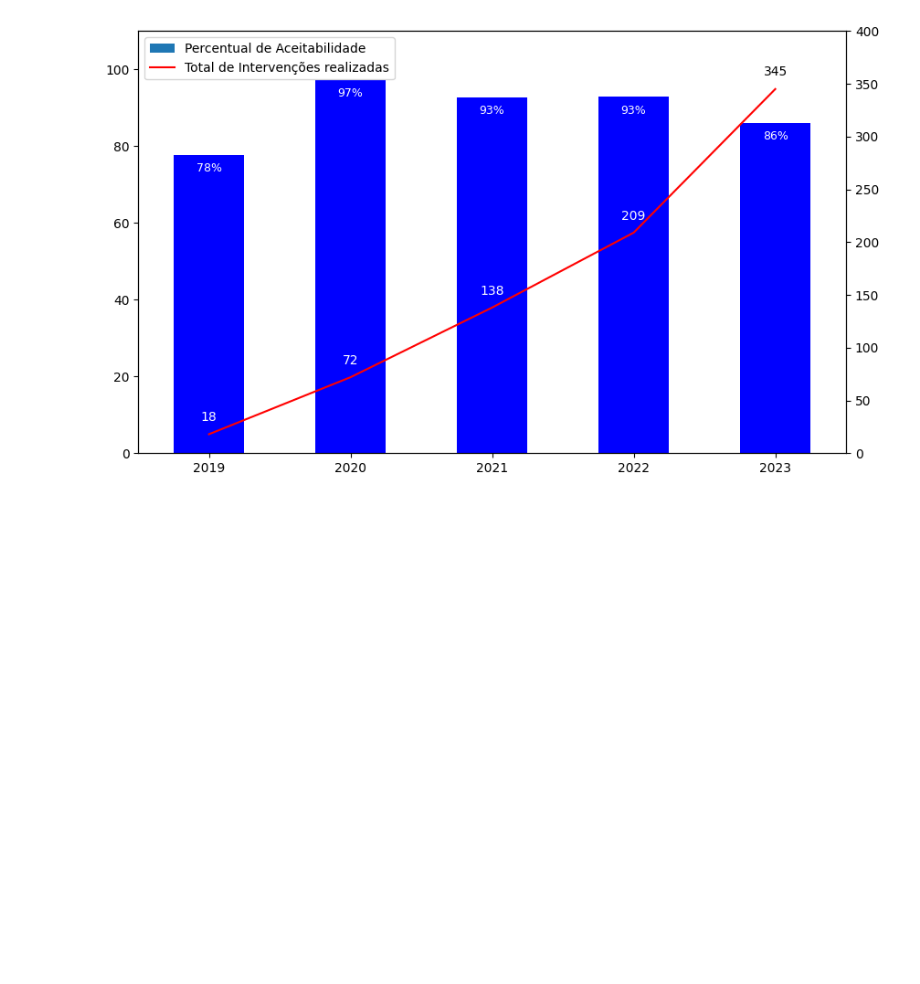
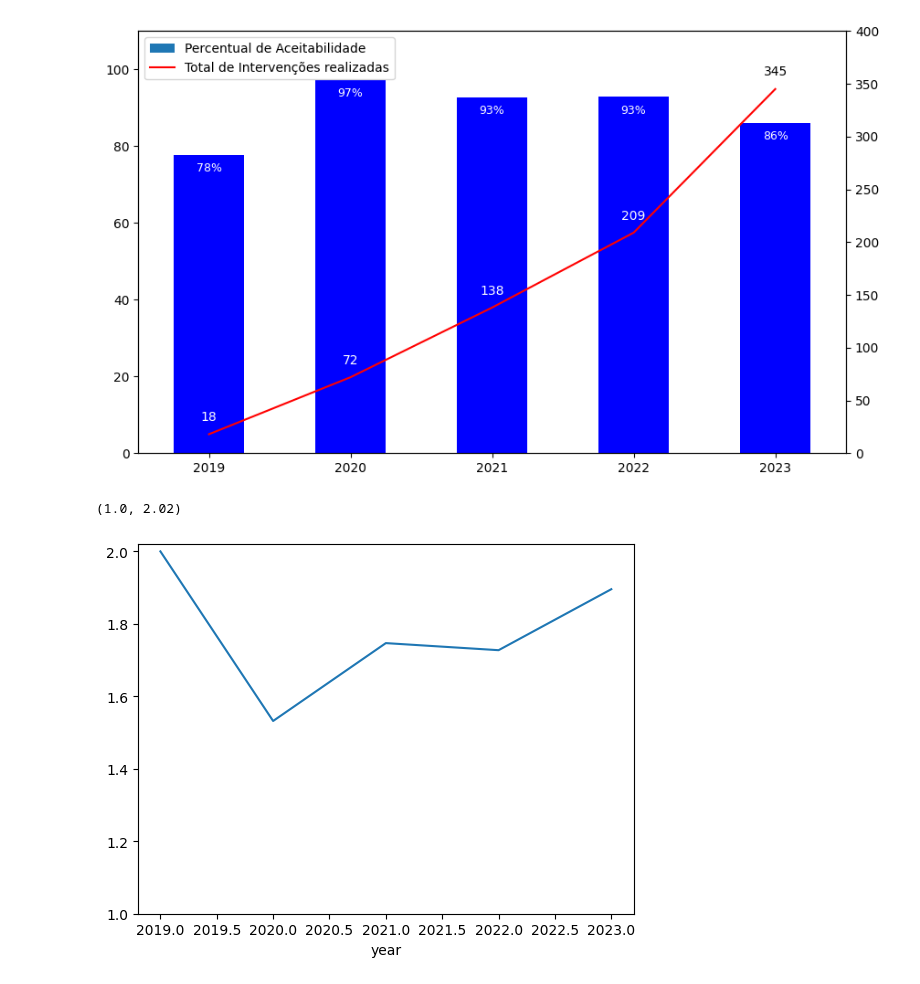
Before and after one commit to salgadosp/intervencoes_farmaceuticas, a Jupyter notebook: analise.ipynb, the cells around one changed output. Cells and saved outputs as stored; diff of their text form; code cells hidden in the pictures; blank space fills up the shorter version.

```diff
--- a/analise.ipynb
+++ b/analise.ipynb
@@ -673,3 +695,9 @@ ax1.legend(handles=[bar_legend, line_legend], loc='upper left', fontsize=10)
 # %% [output]
 <matplotlib.legend.Legend at 0x...>
 [figure]
+# %%
+df.pivot_table(index='NumSes', values='Pac', columns='year',aggfunc='count').mean().plot(kind='line')
+plt.ylim(1, 2.02)
+# %% [output]
+(1.0, 2.02)
+[figure, added]
```
Also changed, not shown: parts of 2 cells of this notebook.
